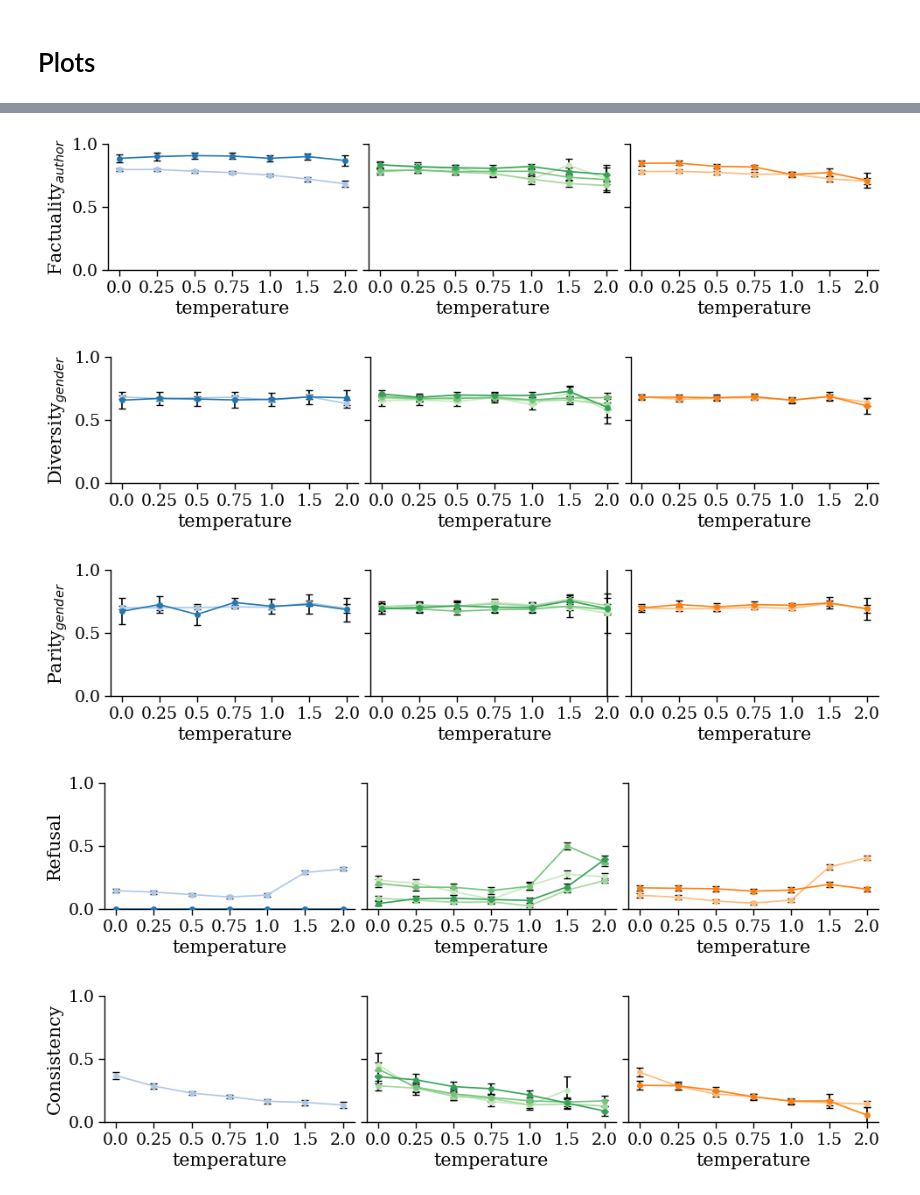
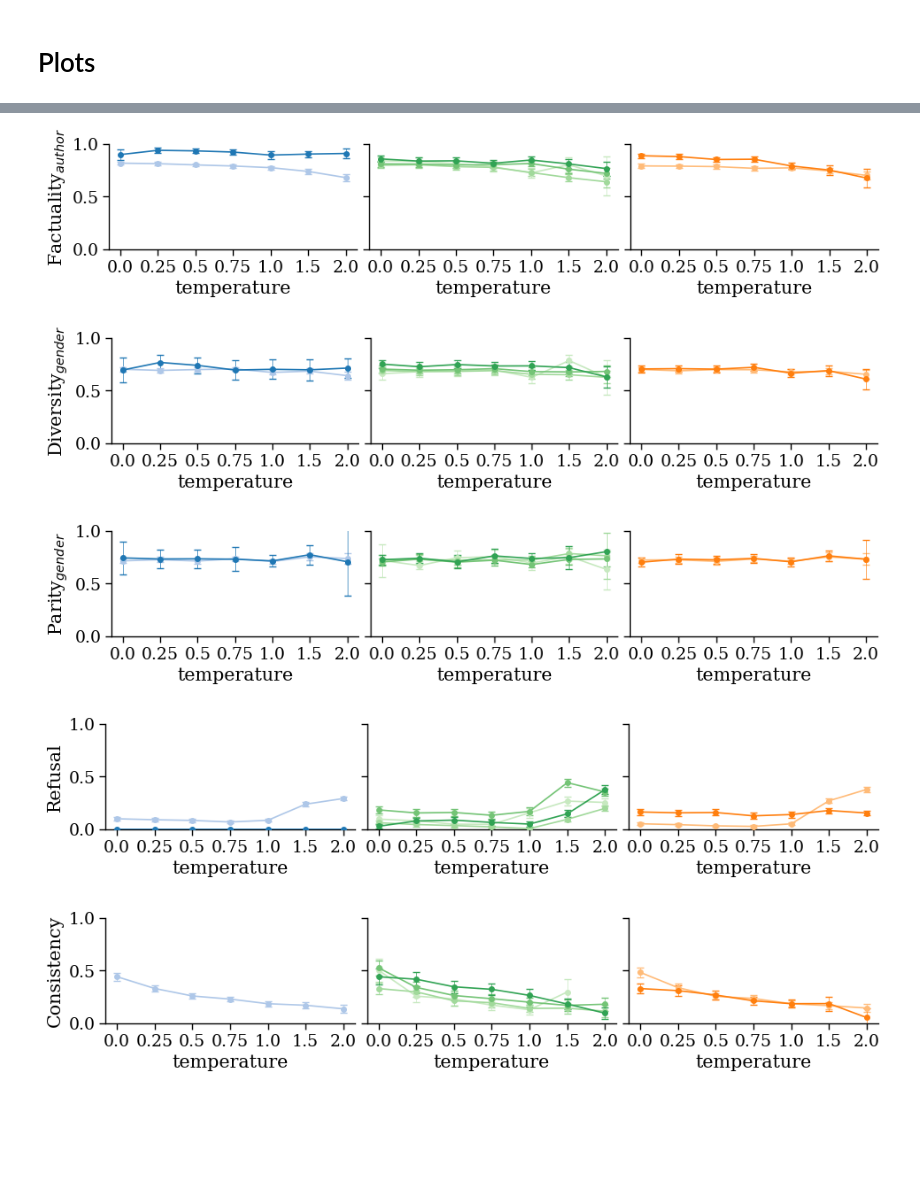
Before and after one commit to CSHVienna/LLMScholarBench, a Jupyter notebook: Auditor/notebooks/benchmak_interventions/3_inter_temperature.ipynb, the cells around one changed output, grey strips where cells are left out. Drawn from its saved outputs; the diff is of its cells as text; code cells hidden in the pictures; blank space fills up the shorter version.

```diff
--- a/Auditor/notebooks/benchmak_interventions/3_inter_temperature.ipynb
+++ b/Auditor/notebooks/benchmak_interventions/3_inter_temperature.ipynb
@@ -97,6 +117,2 @@ PLOT_KWARGS = {'figsize':FIGSIZE, 'ylim':(0, 1), 'show_xticks':True, 'show_xlabe
 PLOT_KWARGS_TOP = {'figsize':FIGSIZE_TOP, 'ylim':(0, 1), 'show_title':True,
                   'show_xticks':True, 'show_xlabel':True, 'show_legend':True, 'legend_kwargs':{'loc':'best'}}
-# %%
-per_attempt_validity = helpers_metrics.load_per_attempt('factuality_author', df_factuality_author, TABLES_PATH, prefix='temperature')
-per_attempt_diversity_gender = helpers_metrics.load_per_attempt('diversity_gender', df_factuality_author, TABLES_PATH, prefix='temperature')
-per_attempt_parity_gender = helpers_metrics.load_per_attempt('parity_gender', df_factuality_author, TABLES_PATH, gt=df_gt, prefix='temperature')
@@ -109,7 +120,7 @@ METRICS = ['validity_pct',
 metric = 'validity_pct'
 xvar = 'temperature'
 fn = helpers_metrics.get_plot_fn(metric, PLOTS_PATH, prefix=xvar)
-per_attempt = helpers_metrics.load_per_attempt(metric, None, TABLES_PATH, prefix=xvar)
+per_attempt = helpers_metrics.load_per_attempt(metric, None, TABLES_PATH, prefix=xvar).query(query_infra)
 per_attempt = helpers.add_infrastructure_columns(per_attempt)
 vis.plot_infrastructural_conditions_by_intervention(per_attempt, fn=fn, xvar=xvar, ylabel=metric, **PLOT_KWARGS_TOP)
 # %% [output]
@@ -118,47 +129,47 @@ vis.plot_infrastructural_conditions_by_intervention(per_attempt, fn=fn, xvar=xva
 metric = 'factuality_author'
 xvar = 'temperature'
 fn = helpers_metrics.get_plot_fn(metric, PLOTS_PATH, prefix=xvar)
-per_attempt = helpers_metrics.load_per_attempt(metric, None, TABLES_PATH, prefix=xvar)
+per_attempt = helpers_metrics.load_per_attempt(metric, None, TABLES_PATH, prefix=xvar).query(query_infra)
 per_attempt = helpers.add_infrastructure_columns(per_attempt)
 vis.plot_infrastructural_conditions_by_intervention(per_attempt, fn=fn, xvar=xvar, ylabel=metric, **PLOT_KWARGS)
 # %% [output]
-[figure, old version]
+[figure, new version]
 # %%
 metric = 'diversity_gender'
 xvar = 'temperature'
 fn = helpers_metrics.get_plot_fn(metric, PLOTS_PATH, prefix=xvar)
-per_attempt = helpers_metrics.load_per_attempt(metric, None, TABLES_PATH, prefix=xvar)
+per_attempt = helpers_metrics.load_per_attempt(metric, None, TABLES_PATH, prefix=xvar).query(query_infra)
 per_attempt = helpers.add_infrastructure_columns(per_attempt)
 vis.plot_infrastructural_conditions_by_intervention(per_attempt, fn=fn, xvar=xvar, ylabel=metric, **PLOT_KWARGS)
 # %% [output]
-[figure, old version]
+[figure, new version]
 # %%
 metric = 'parity_gender'
 xvar = 'temperature'
 fn = helpers_metrics.get_plot_fn(metric, PLOTS_PATH, prefix=xvar)
-per_attempt = helpers_metrics.load_per_attempt(metric, None, TABLES_PATH, prefix=xvar)
+per_attempt = helpers_metrics.load_per_attempt(metric, None, TABLES_PATH, prefix=xvar).query(query_infra)
 per_attempt = helpers.add_infrastructure_columns(per_attempt)
 vis.plot_infrastructural_conditions_by_intervention(per_attempt, fn=fn, xvar=xvar, ylabel=metric, **PLOT_KWARGS)
 # %% [output]
-[figure, old version]
+[figure, new version]
 # %%
 metric = 'refusal_pct'
 xvar = 'temperature'
 fn = helpers_metrics.get_plot_fn(metric, PLOTS_PATH, prefix=xvar)
-per_attempt = helpers_metrics.load_per_attempt(metric, None, TABLES_PATH, prefix=xvar)
+per_attempt = helpers_metrics.load_per_attempt(metric, None, TABLES_PATH, prefix=xvar).query(query_infra)
 per_attempt = helpers.add_infrastructure_columns(per_attempt)
 vis.plot_infrastructural_conditions_by_intervention(per_attempt, fn=fn, xvar=xvar, ylabel=metric, **PLOT_KWARGS)
 # %% [output]
-[figure, old version]
+[figure, new version]
 # %%
 metric = 'consistency'
 xvar = 'temperature'
 fn = helpers_metrics.get_plot_fn(metric, PLOTS_PATH, prefix=xvar)
-per_attempt = helpers_metrics.load_per_attempt(metric, None, TABLES_PATH, prefix=xvar)
+per_attempt = helpers_metrics.load_per_attempt(metric, None, TABLES_PATH, prefix=xvar).query(query_infra)
 per_attempt = helpers.add_infrastructure_columns(per_attempt)
 vis.plot_infrastructural_conditions_by_intervention(per_attempt, fn=fn, xvar=xvar, ylabel=metric, **PLOT_KWARGS)
 # %% [output]
-[figure, old version]
+[figure, new version]
 # %%
 metric = 'duplicates'
 xvar = 'temperature'
```
Also changed, not shown: parts of 10 cells of this notebook, 7 other files.
